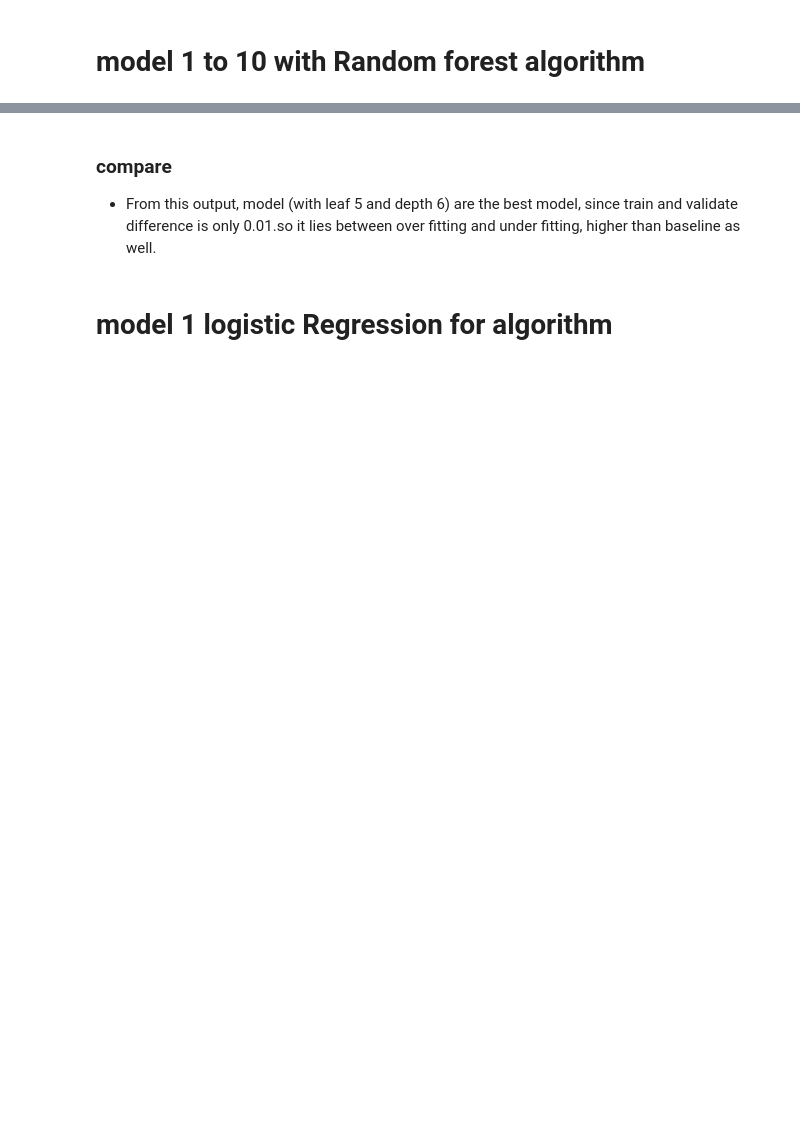
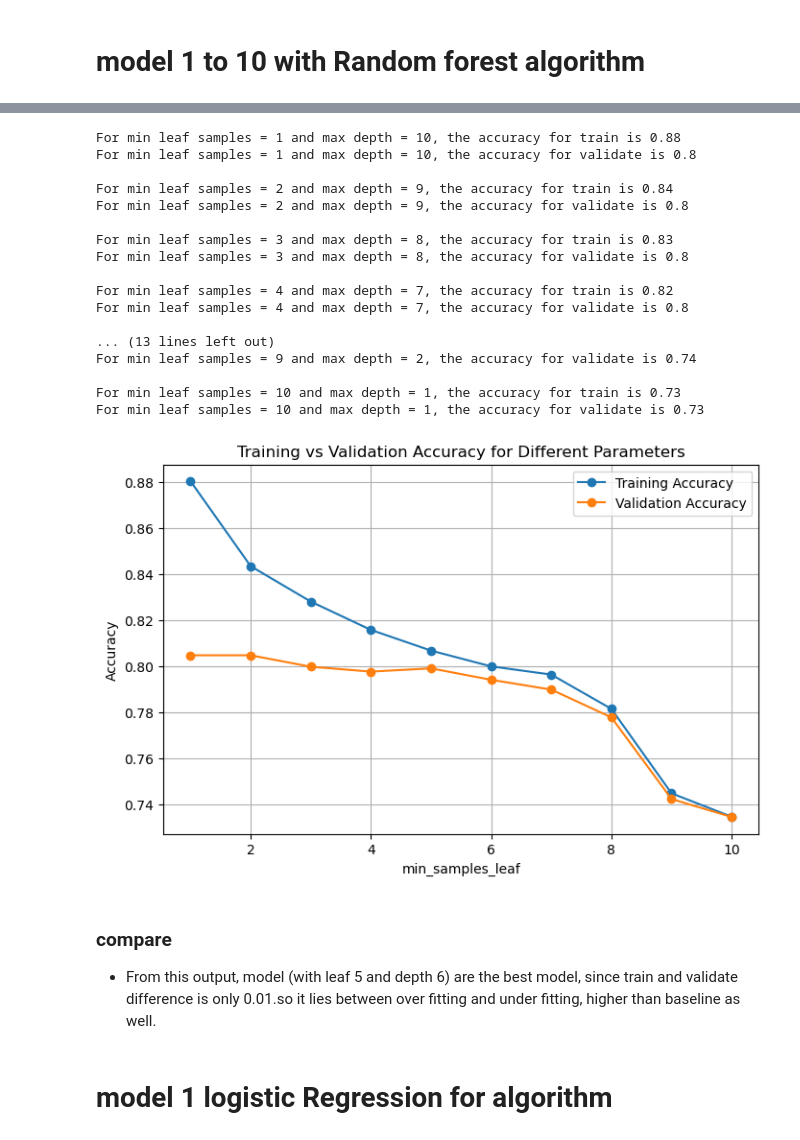
Before and after one commit to sikandar-shrestha/classification_project_telco, a Jupyter notebook: non_final_report.ipynb, the cells around one changed output, grey strips where cells are left out. Saved outputs shown, nothing was run; the diff lists cells and outputs as text; code cells hidden in the pictures; blank space fills up the shorter version.

```diff
--- a/non_final_report.ipynb
+++ b/non_final_report.ipynb
@@ -895,3 +908,52 @@ for min leaf samples = 10 and max depth = 1, the accuracy for validate is 0.73
+# %%
+
+train_accuracies = []
+val_accuracies = []
+
+for x in range(1, 11):
+    rf = RandomForestClassifier(min_samples_leaf=x, max_depth=11-x, random_state=123)
+    rf.fit(X_train, y_train)
+
+    acc = rf.score(X_train, y_train)
+    acc_val = rf.score(X_validate, y_validate)
+
+    train_accuracies.append(acc)
+    val_accuracies.append(acc_val)
+
+    print(f'For min leaf samples = {x} and max depth = {11-x}, the accuracy for train is {round(acc, 2)}')
+    print(f'For min leaf samples = {x} and max depth = {11-x}, the accuracy for validate is {round(acc_val, 2)}')
+    print()
+
+# Plotting the accuracy trends
+plt.figure(figsize=(8, 5))
+plt.plot(range(1, 11), train_accuracies, label='Training Accuracy', marker='o')
+plt.plot(range(1, 11), val_accuracies, label='Validation Accuracy', marker='o')
+
+plt.xlabel('min_samples_leaf')
+plt.ylabel('Accuracy')
+plt.title('Training vs Validation Accuracy for Different Parameters')
+plt.legend()
+plt.grid(True)
+plt.show()
+# %% [output]
+For min leaf samples = 1 and max depth = 10, the accuracy for train is 0.88
+For min leaf samples = 1 and max depth = 10, the accuracy for validate is 0.8
+
+For min leaf samples = 2 and max depth = 9, the accuracy for train is 0.84
+For min leaf samples = 2 and max depth = 9, the accuracy for validate is 0.8
+
+For min leaf samples = 3 and max depth = 8, the accuracy for train is 0.83
+For min leaf samples = 3 and max depth = 8, the accuracy for validate is 0.8
+
+For min leaf samples = 4 and max depth = 7, the accuracy for train is 0.82
+For min leaf samples = 4 and max depth = 7, the accuracy for validate is 0.8
+
+... (13 lines left out)
+For min leaf samples = 9 and max depth = 2, the accuracy for validate is 0.74
+
+For min leaf samples = 10 and max depth = 1, the accuracy for train is 0.73
+For min leaf samples = 10 and max depth = 1, the accuracy for validate is 0.73
+[figure, added]
 # %% [markdown]
 ### compare
 * From this output, model (with leaf 5 and  depth 6) are the best model, since train and validate difference is only 0.01.so it lies between over fitting and under fitting, higher than baseline as well.
```
Also changed, not shown: parts of 12 cells of this notebook, 3 other files.
